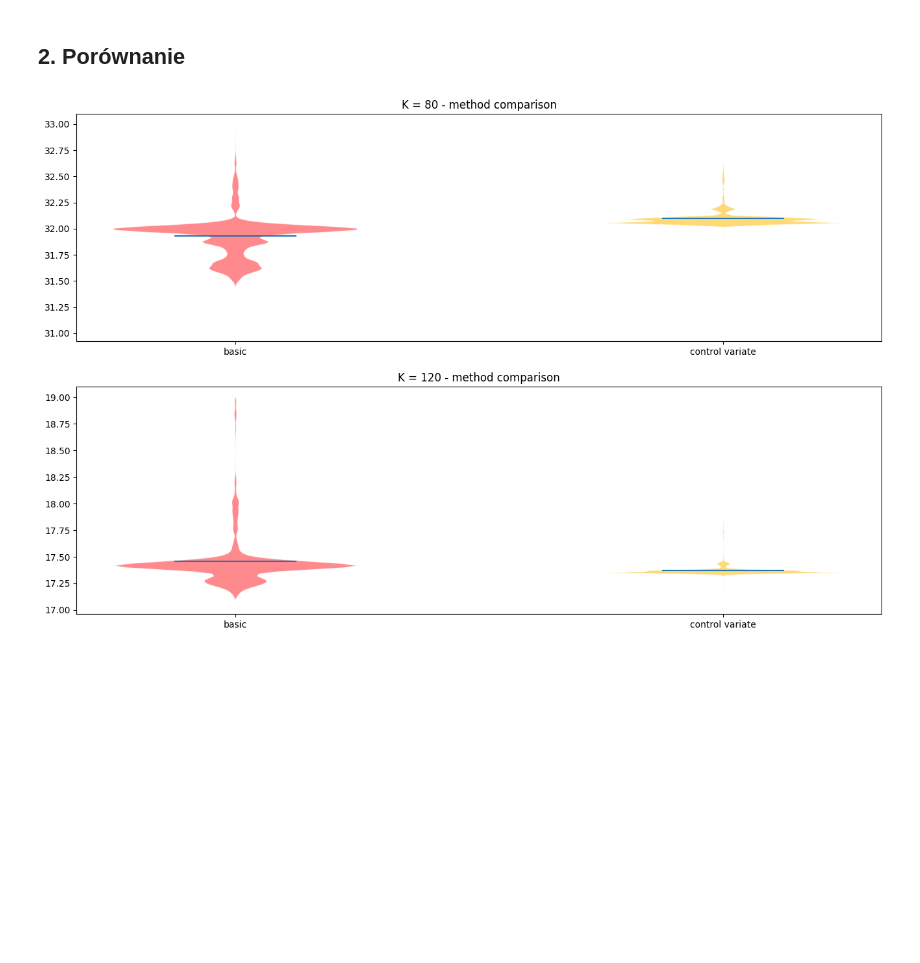
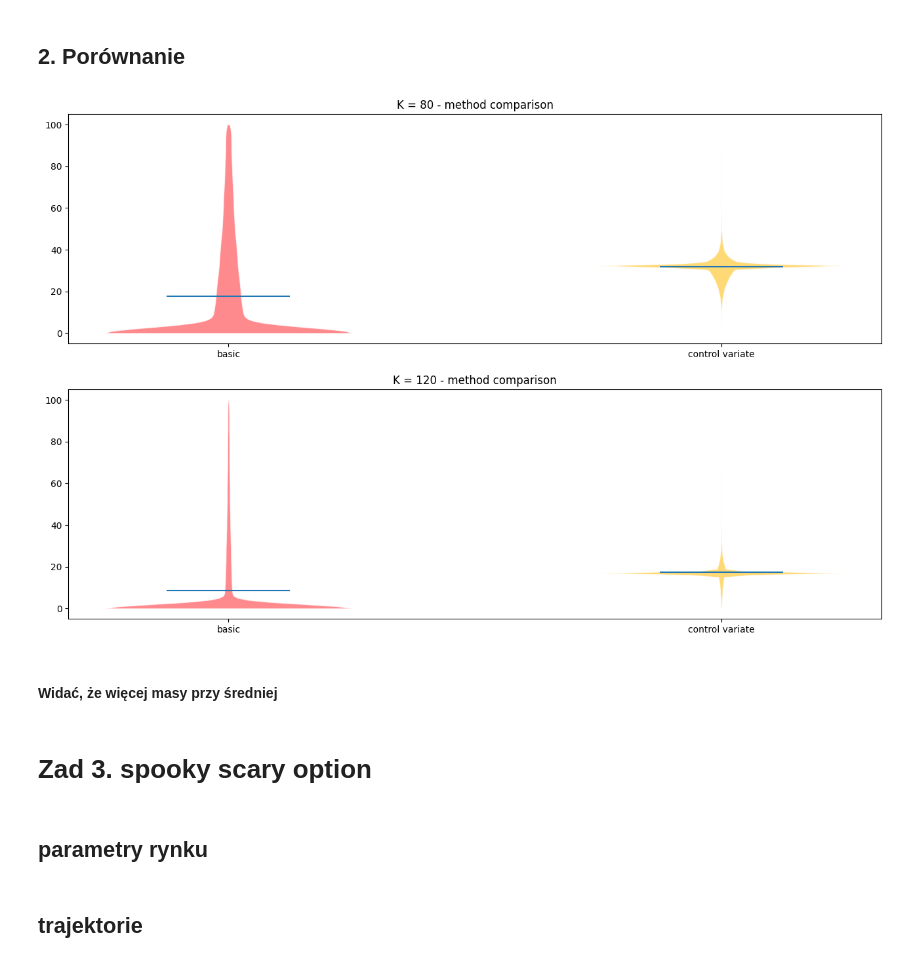
Before and after one commit to AntoniKingston/WdMF, a Jupyter notebook: Lab6/lab6.ipynb, the cells around one changed output. Drawn from its saved outputs; the diff is of its cells as text; code cells hidden in the pictures; blank space fills up the shorter version.

```diff
--- a/Lab6/lab6.ipynb
+++ b/Lab6/lab6.ipynb
@@ -355,13 +355,13 @@ colors = [
 ]
 # %%
 def limit_array_to_range(array, lower, upper):
-    return array[(array > lower) & (array < upper)]
+    return array[(array >= lower) & (array <= upper)]
 # %%
-K1_data = [basic_estimates_1, control_variate_estimates_1, control_variate_estimated_coef_estimates1, merged_estimates_1, stratified_estimates1, imp_samp_estimates1]
-K2_data = [basic_estimates_2, control_variate_estimates_2, control_variate_estimated_coef_estimates2,merged_estimates_2, stratified_estimates2, imp_samp_estimates2]
+K1_data = [call_payoffs1, control_variate_payoffs1, control_variate_estimated_coef_payoffs1, merged_payoffs1, stratified_call_payoffs1, call_payoffs1_Y1]
+K2_data = [call_payoffs2, control_variate_payoffs2, control_variate_estimated_coef_payoffs2, merged_payoffs2, stratified_call_payoffs2, call_payoffs2_Y2]
 for i in range(len(K1_data)):
-    K1_data[i] = limit_array_to_range(K1_data[i], 46,50)
-    K2_data[i] = limit_array_to_range(K2_data[i], 34,38)
+    K1_data[i] = limit_array_to_range(K1_data[i], -5,500)
+    K2_data[i] = limit_array_to_range(K2_data[i], -5,500)
 
 ticks = ['basic', 'control variate', 'cv (estimated coef)','antithetic', 'stratified', 'importance']
 plt.figure(figsize=(16,10))
@@ -543,31 +543,37 @@ colors = [
     '#FFCA3A'
     ]
 # %%
-K1_asian_data = [asian_arithmetic_estimates1, control_variate_asian_estimates1]
-K2_asian_data = [asian_arithmetic_estimates2, control_variate_asian_estimates2]
+K1_asian_data = [asian_arithmetic_payoffs1, control_variate_asian_payoffs1]
+K2_asian_data = [asian_arithmetic_payoffs2, control_variate_asian_payoffs2]
 #ponownie nieco rozjechane średnie wynikają z obcięcia częśći obserwacji (bez niego wykresy są średnio czytelne)
 for i in range(len(K1_asian_data)):
-    K1_asian_data[i] = limit_array_to_range(K1_asian_data[i], 31,33)
-    K2_asian_data[i] = limit_array_to_range(K2_asian_data[i], 17,19)
+    K1_asian_data[i] = limit_array_to_range(K1_asian_data[i], 0,100)
+    K2_asian_data[i] = limit_array_to_range(K2_asian_data[i], 0,100)
 
 ticks = ['basic', 'control variate']
 plt.figure(figsize=(16,10))
 plt.subplot(2,1,1)
 parts = plt.violinplot(K1_asian_data, showmeans=True, showextrema=False)
 for body, color in zip(parts['bodies'], colors):
     body.set_facecolor(color)
     body.set_edgecolor('white')
     body.set_alpha(0.7)
 plt.xticks([1,2],ticks)
 plt.title('K = 80 - method comparison')
 plt.subplot(2,1,2)
 parts = plt.violinplot(K2_asian_data, showmeans=True, showextrema=False)
 for body, color in zip(parts['bodies'], colors):
     body.set_facecolor(color)
     body.set_edgecolor('white')
     body.set_alpha(0.7)
 plt.xticks([1,2],ticks)
 plt.title('K = 120 - method comparison')
 plt.show()
 # %% [output]
-[figure, old version]
+[figure, new version]
+# %% [markdown]
+#### Widać, że więcej masy przy średniej
+# %% [markdown]
+# Zad 3. spooky scary option
+# %% [markdown]
+## parametry rynku
@@ -573,0 +588,2 @@ plt.show()
+# %% [markdown]
+## trajektorie
```
Also changed, not shown: parts of 23 cells of this notebook.
